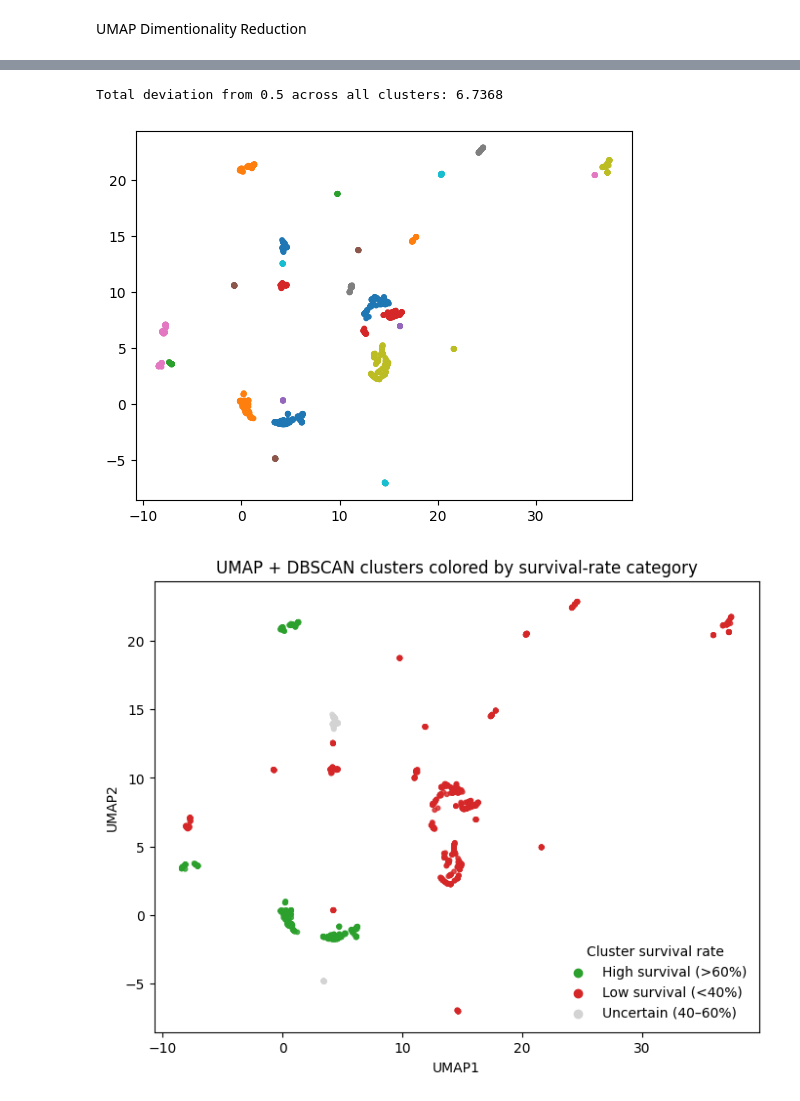
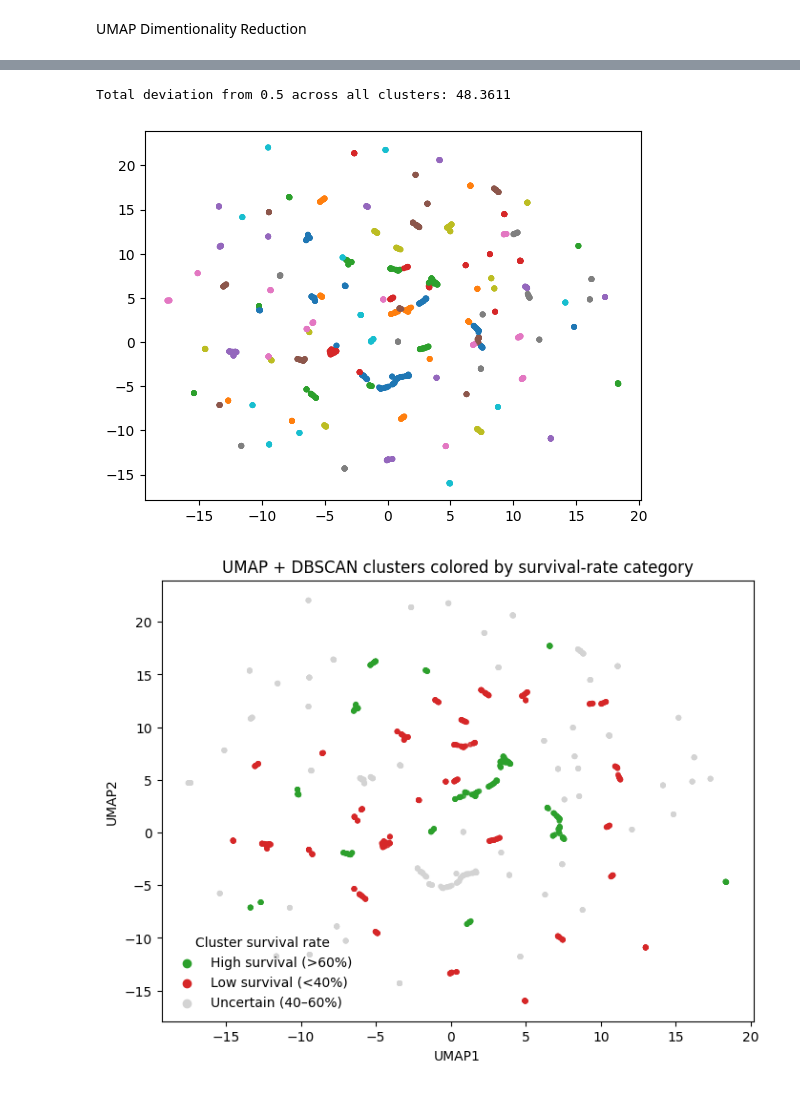
Before and after one commit to MasonGillDev/ML-Final, a Jupyter notebook: Precessing.ipynb, the cells around one changed output, grey strips where cells are left out. Drawn from its saved outputs; the diff is of its cells as text; code cells hidden in the pictures.

```diff
--- a/Precessing.ipynb
+++ b/Precessing.ipynb
@@ -100,7 +100,7 @@ X_scaled = scaler.fit_transform(df_clean)
 UMAP Dimentionality Reduction
 # %%
 reducer = umap.UMAP(
-    n_neighbors=200,     #play with this to change how tight the clusters are.
+    n_neighbors=5,     #play with this to change how tight the clusters are.
     min_dist=0.00,
     n_components=2
 )
@@ -183,41 +180,41 @@ plt.scatter(coords[:,0], coords[:,1],
             c=df_clean["cluster"], cmap="tab10", s=10)
 plt.show()
 # %% [output]
-Total deviation from 0.5 across all clusters: 6.7368
+Total deviation from 0.5 across all clusters: 48.3611
-[figure, old version]
+[figure, new version]
 # %%
 df_clean["cluster"] = labels
 surv_rate = df_clean.groupby("cluster")["survived"].mean()
 # %%
 cluster_to_color = {}
 for cluster_id, rate in surv_rate.items():
-    if rate > 0.6:
+    if rate > 0.8:
         cluster_to_color[cluster_id] = "tab:green"
-    elif rate < 0.4:
+    elif rate < 0.2:
         cluster_to_color[cluster_id] = "tab:red"
     else:
         cluster_to_color[cluster_id] = "lightgrey"
 
 point_colors = df_clean["cluster"].map(cluster_to_color)
 
 plt.figure(figsize=(8,6))
 plt.scatter(
     coords[:,0],
     coords[:,1],
     c=point_colors,
     s=10,
     alpha=0.8
 )
 for label, color, name in [
     (">0.6", "tab:green", "High survival (>60%)"),
     ("<0.4", "tab:red",   "Low survival (<40%)"),
     ("mid",  "lightgrey","Uncertain (40–60%)")
 ]:
     plt.scatter([], [], c=color, label=name)
 plt.legend(frameon=False, title="Cluster survival rate")
 plt.title("UMAP + DBSCAN clusters colored by survival-rate category")
 plt.xlabel("UMAP1")
 plt.ylabel("UMAP2")
 plt.show()
 # %% [output]
-[figure, old version]
+[figure, new version]
```
Also changed, not shown: parts of 3 cells of this notebook, 1 other file.
